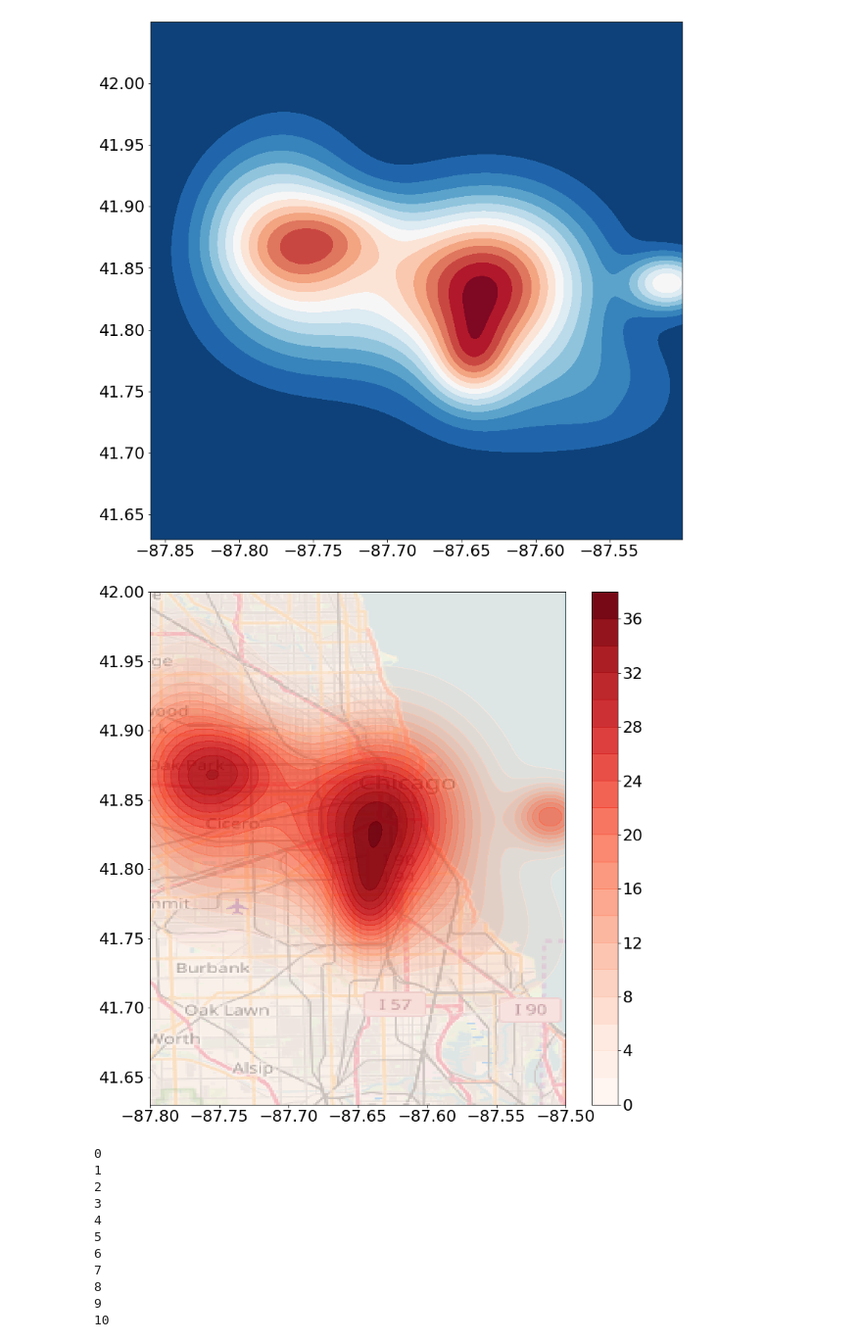
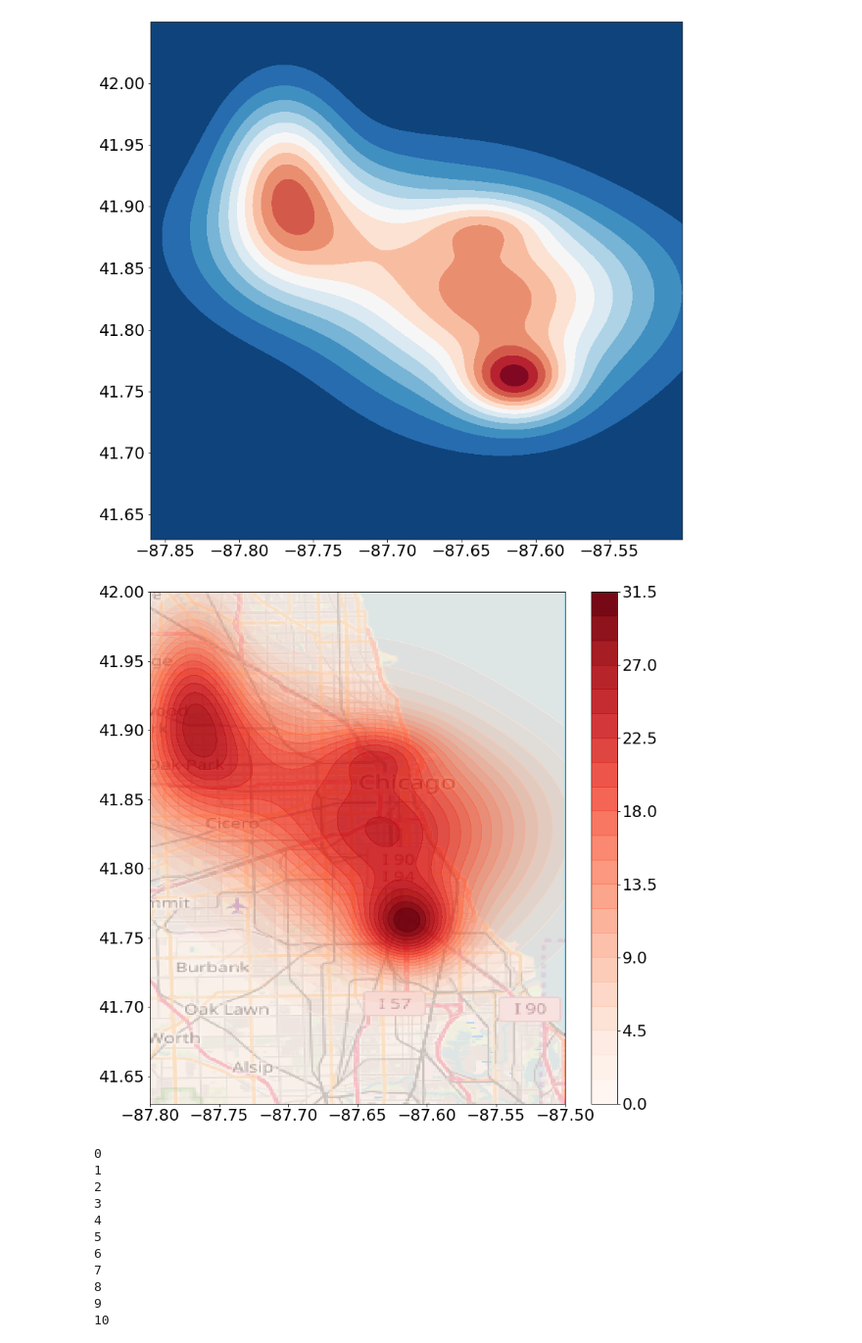
Before and after one commit to tordam/deeplearning, a Jupyter notebook: deeplearning.ipynb, the cells around one changed output. Shown at 98% size. Saved outputs shown, nothing was run; the diff lists cells and outputs as text; code cells hidden in the pictures.

```diff
--- a/deeplearning.ipynb
+++ b/deeplearning.ipynb
@@ -139,7 +139,7 @@ class MDN(nn.Module):
         mu = mu.view(-1, self.num_gaussians, self.out_features)
         return pi, sigma, mu
 
-model = MDN(in_features=2, out_features = 2, n_hidden = 500, num_gaussians=50)
+model = MDN(in_features=2, out_features = 2, n_hidden = 500, num_gaussians=20)
 LEARN_R    = 7.5e-4
 optimizer = optim.Adam(model.parameters())
 # %%
@@ -210,32 +210,32 @@ for j in range(24):
 ... (36 outputs left out)
 # %%
-j=3
+j=12
 q = np.sin((j*2*math.pi)/24).astype('float')
 w = np.cos((j*2*math.pi)/24).astype('float')
 pi_0, sigma_0, mu_0 = model(torch.tensor([q,w]).float().view(-1,2))
 
 x, y = np.mgrid[-87.86:-87.50:.001, 41.63:42.05:.001166]
 pos = np.dstack((x, y))
 sumProbs = np.empty((len(x),len(y)+1,))
 sumProbs[:] = 0
 for i in range(len(pi_0[0].tolist())):
     mean = [mu_0.tolist()[0][i][0] + meanLon.tolist(),mu_0.tolist()[0][i][1]+ meanLat.tolist()]
     cov = [[sigma_0.tolist()[0][i][0]**2, 0.0], [0.0, sigma_0.tolist()[0][i][1]**2]]
     rv = multivariate_normal(mean, cov)
     probs = np.exp(rv.logpdf(pos))
     sumProbs += probs* pi_0[0][i].tolist()
 fig2 = plt.figure(figsize=(13, 13))
 ax2 = fig2.add_subplot(111)
 taxi2 = taxi.loc[taxi['hour'] == j]
 taxi3 = taxi2[['pickup_longitude','pickup_latitude']]
 ax2.contourf(x, y, sumProbs,cmap="RdBu_r",levels=14)
 
 plt.xticks(fontsize=22)
 plt.yticks(fontsize=22)
 # ax2.plot(taxi3['pickup_longitude'],taxi3['pickup_latitude'],'ko',ms=2)
 plt.show()
 # %% [output]
-[figure, old version]
+[figure, new version]
 # %%
 
 import numpy as np
@@ -264,7 +264,7 @@ plt.xticks(fontsize=22)
 plt.yticks(fontsize=22)
 plt.show()
 # %% [output]
-[figure, old version]
+[figure, new version]
 # %%
 sMAPEList = []
 sMAPENaivList = []
```
Also changed, not shown: parts of 5 cells of this notebook.
